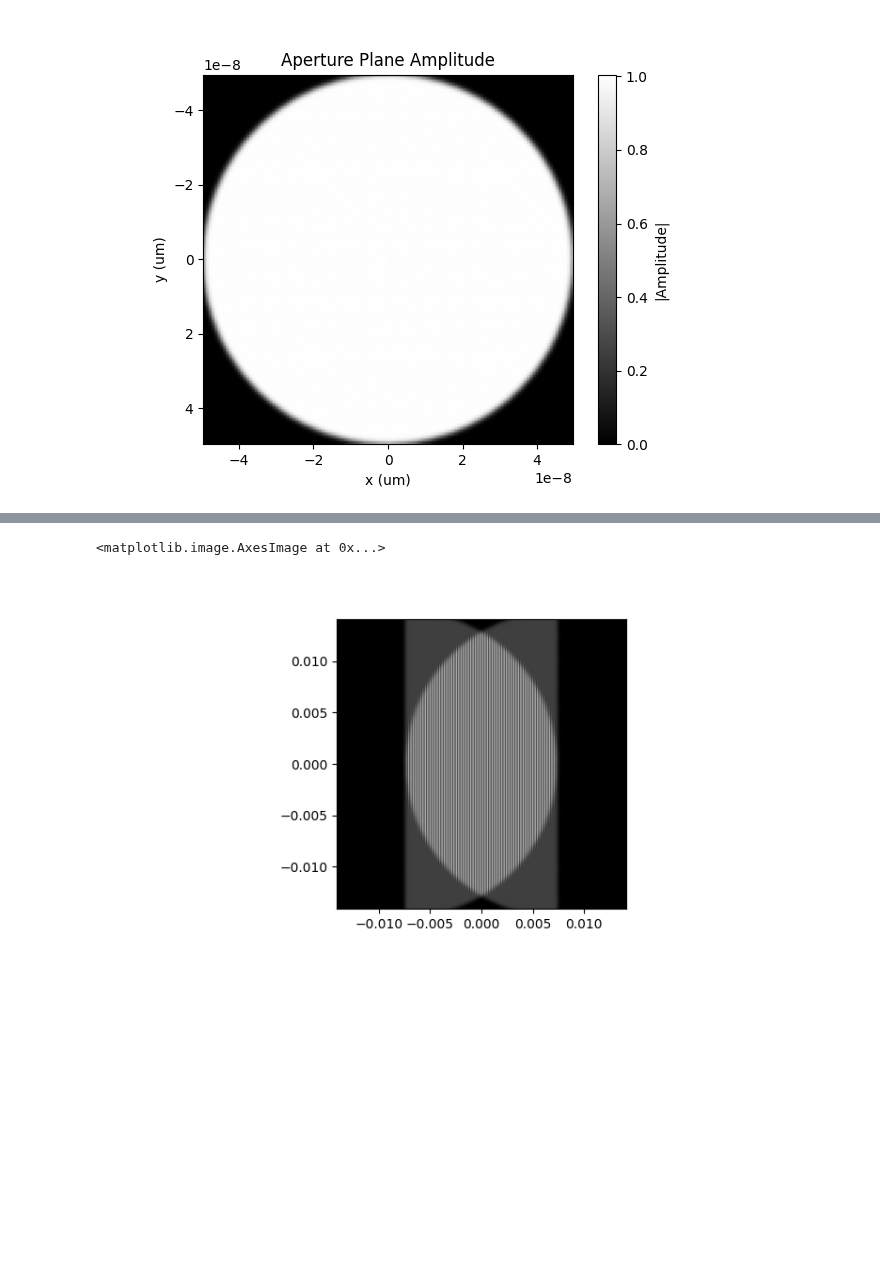
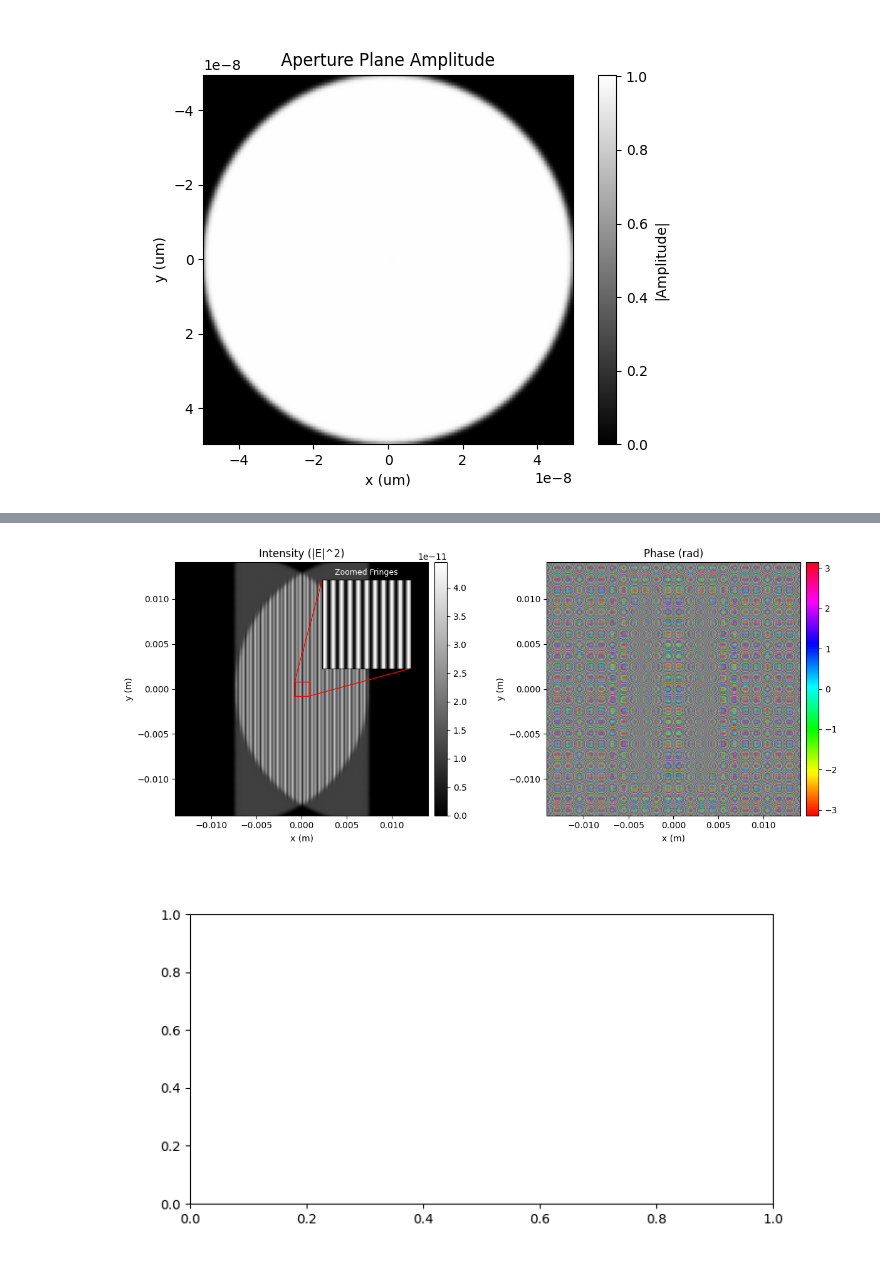
Before and after one commit to TemGym/TemGymCore, a Jupyter notebook: examples/biprism.ipynb, the cells around one changed output, grey strips where cells are left out. Saved outputs shown, nothing was run; the diff lists cells and outputs as text; code cells hidden in the pictures; blank space fills up the shorter version.

```diff
--- a/examples/biprism.ipynb
+++ b/examples/biprism.ipynb
@@ -187,7 +187,7 @@ right_rays = GaussianRay(
     theta=theta[right_rays_indices],
 )
 
-det_image_left = make_gaussian_image(left_rays, model, batch_size=100)
+det_image_left = make_gaussian_image(left_rays, model, batch_size=10)
 
 det_image_right = np.fliplr(det_image_left)
 # %%
@@ -215,12 +215,52 @@ plt.show()
 # %%
+from matplotlib.colors import Normalize
+from mpl_toolkits.axes_grid1.inset_locator import inset_axes, mark_inset
+
 fig, ax = plt.subplots(1, 1, figsize=(8, 4))
 img = np.abs(det_image) ** 2
 ang = np.angle(det_image)
-ax.imshow(img, cmap="gray", extent=[-detector.pixel_size[0]*detector.shape[0]/2, detector.pixel_size[0]*detector.shape[0]/2, -detector.pixel_size[1]*detector.shape[1]/2, detector.pixel_size[1]*detector.shape[1]/2])
-#ax.imshow(ang, cmap="gray", extent=[-detector.pixel_size[0]*detector.shape[0]/2, detector.pixel_size[0]*detector.shape[0]/2, -detector.pixel_size[1]*detector.shape[1]/2, detector.pixel_size[1]*detector.shape[1]/2], alpha=0.5)
+# show amplitude and phase side-by-side
+fig, axes = plt.subplots(1, 2, figsize=(12, 5))
+extent = [
+    -detector.pixel_size[0] * detector.shape[0] / 2,
+     detector.pixel_size[0] * detector.shape[0] / 2,
+    -detector.pixel_size[1] * detector.shape[1] / 2,
+     detector.pixel_size[1] * detector.shape[1] / 2,
+]
+
+im_amp = axes[0].imshow(img, cmap="gray", extent=extent)
+axes[0].set_title('Intensity (|E|^2)')
+axes[0].set_xlabel('x (m)')
+axes[0].set_ylabel('y (m)')
+fig.colorbar(im_amp, ax=axes[0], fraction=0.046, pad=0.02)
+
+# Add a zoomed-in inset to show the fringes
+
+# Define the region to zoom (adjust as needed)
+x0, x1 = -8e-4, 8e-4
+y0, y1 = -8e-4, 8e-4
+
+axins = inset_axes(axes[0], width="35%", height="35%", loc='upper right', borderpad=2)
+axins.imshow(img, cmap="gray", extent=extent)
+axins.set_xlim(x0, x1)
+axins.set_ylim(y0, y1)
+axins.set_xticks([])
+axins.set_yticks([])
+axins.set_title("Zoomed Fringes", fontsize=9, color='white')
+mark_inset(axes[0], axins, loc1=2, loc2=4, fc="none", ec="red", lw=1)
+
+# Use a vibrant, perceptually uniform cyclic colormap for phase
+im_phase = axes[1].imshow(ang, cmap="hsv", extent=extent)
+axes[1].set_title('Phase (rad)')
+axes[1].set_xlabel('x (m)')
+axes[1].set_ylabel('y (m)')
+fig.colorbar(im_phase, ax=axes[1], fraction=0.046, pad=0.02)
+
+plt.tight_layout()
+plt.show()
 # %% [output]
-<matplotlib.image.AxesImage at 0x...>
-[figure, old version]
+[figure, new version]
+[figure, added]
 # %%
 from skimage.restoration import unwrap_phase
 
```
Also changed, not shown: parts of 4 cells of this notebook, 8 other files.
